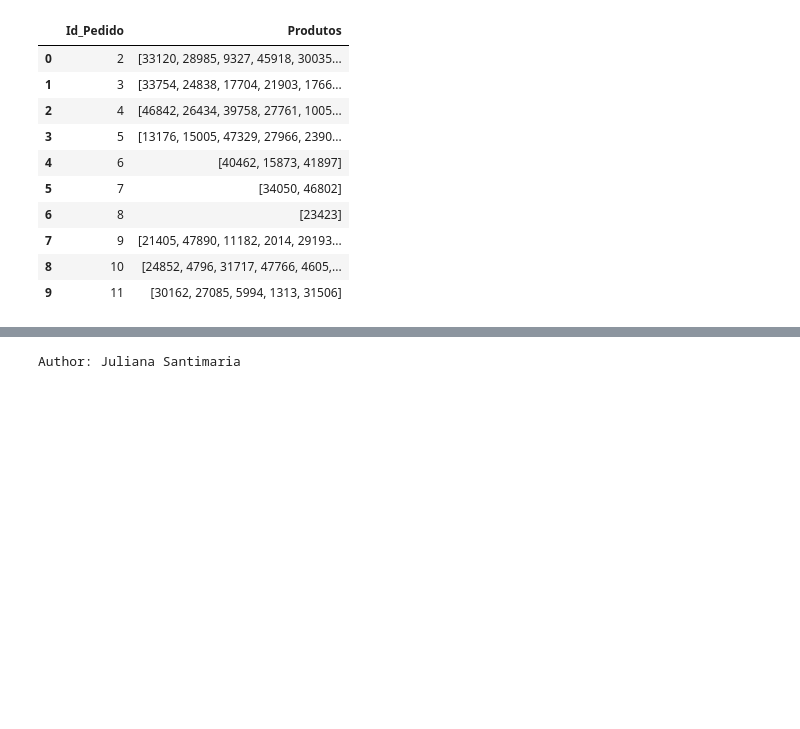
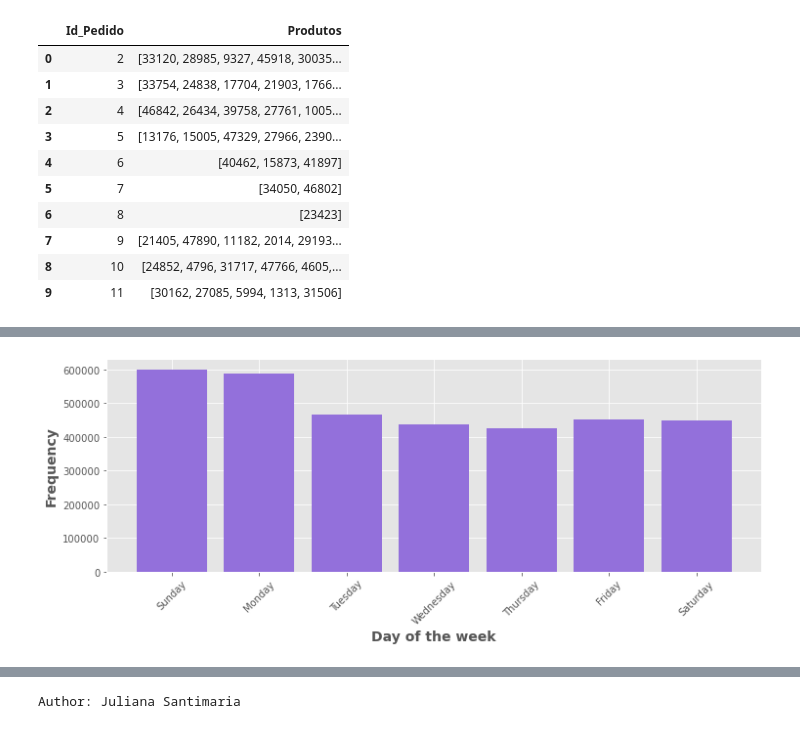
Before and after one commit to julianasantimaria/dataAnalysis, a Jupyter notebook: modulo1/proj6/mod1Proj6.ipynb, the cells around one changed output, grey strips where cells are left out. Saved outputs shown, nothing was run; the diff lists cells and outputs as text; code cells hidden in the pictures; blank space fills up the shorter version.

```diff
--- a/modulo1/proj6/mod1Proj6.ipynb
+++ b/modulo1/proj6/mod1Proj6.ipynb
@@ -251,0 +316,13 @@ transacoes.head(10)
+# %%
+x = [0,1,2,3,4,5,6]
+# %%
+y = dados_pedidos['order_dow'].value_counts().sort_index().tolist()
+# %%
+plt.figure(figsize = (12,4))
+plt.bar(x, y, color = 'mediumpurple')
+plt.xlabel('Day of the week', fontsize = 14, fontweight = 'bold')
+plt.ylabel('Frequency', fontsize = 14, fontweight = 'bold')
+plt.xticks(x, ['Sunday', 'Monday', 'Tuesday', 'Wednesday', 'Thursday', 'Friday', 'Saturday'], rotation = 45)
+plt.show()
+# %% [output]
+[figure, added]
```
Also changed, not shown: parts of 75 cells of this notebook.
